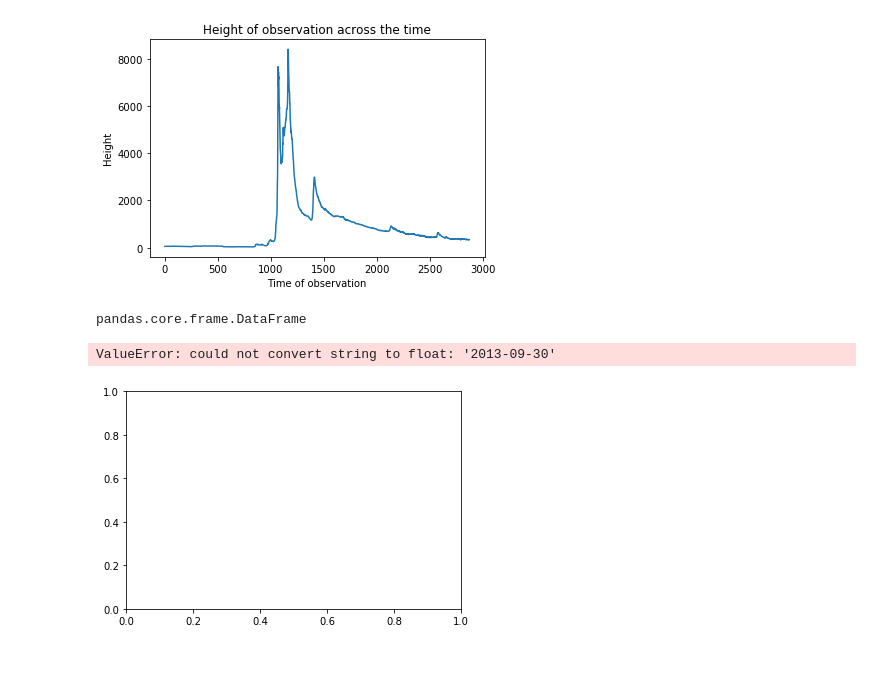
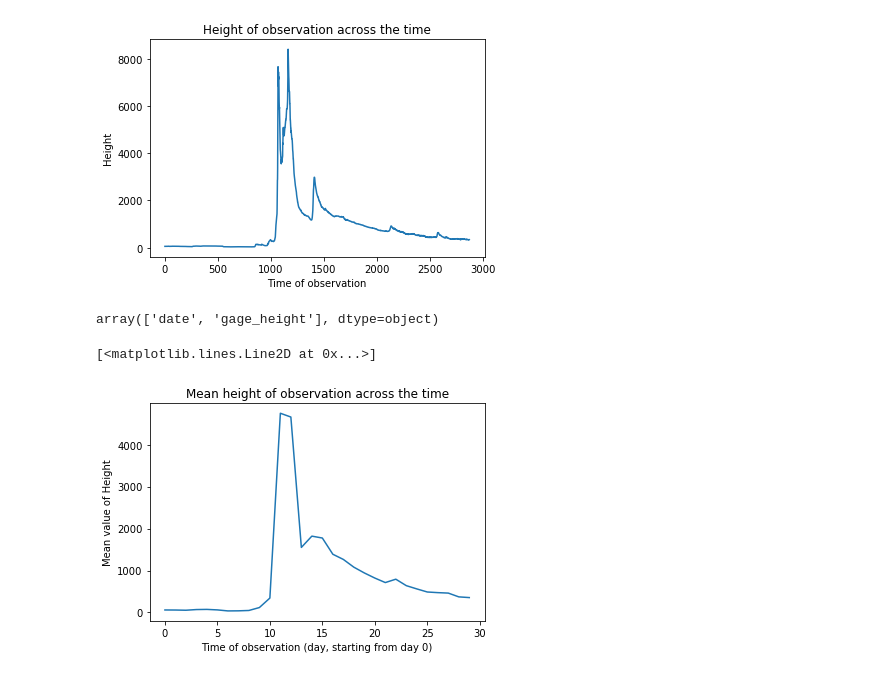
Before and after one commit to GT-IDEaS/SkillsWorkshop2017, a Jupyter notebook: Week04/Lesson06/UTantipongpipat_06.ipynb, the cells around one changed output. Cells and saved outputs as stored; diff of their text form; code cells hidden in the pictures.

```diff
--- a/Week04/Lesson06/UTantipongpipat_06.ipynb
+++ b/Week04/Lesson06/UTantipongpipat_06.ipynb
@@ -127,13 +128,20 @@ plt.plot(df['gage_height'])
 [<matplotlib.lines.Line2D at 0x...>]
 [figure]
 # %%
-df_day = df.groupby('date').describe()
+df_day = df.groupby('date').mean()
 df_day
-type(df_day)
+df_day.columns.values
+df_day = df_day.reset_index()
+df_day
+df_day.columns.values
 # %% [output]
-pandas.core.frame.DataFrame
+array(['date', 'gage_height'], dtype=object)
-# %%
-plt.plot(df_day) #don't know how to make this work...
-# %% [output]
-ValueError: could not convert string to float: '2013-09-30'
-[figure, removed]
+# %%
+%matplotlib inline
+plt.xlabel('Time of observation (day, starting from day 0)')
+plt.ylabel('Mean value of Height')
+plt.title('Mean height of observation across the time')
+plt.plot(df_day['gage_height'])
+# %% [output]
+[<matplotlib.lines.Line2D at 0x...>]
+[figure, added]
```
Also changed, not shown: parts of 1 cell of this notebook, 1 other file.
